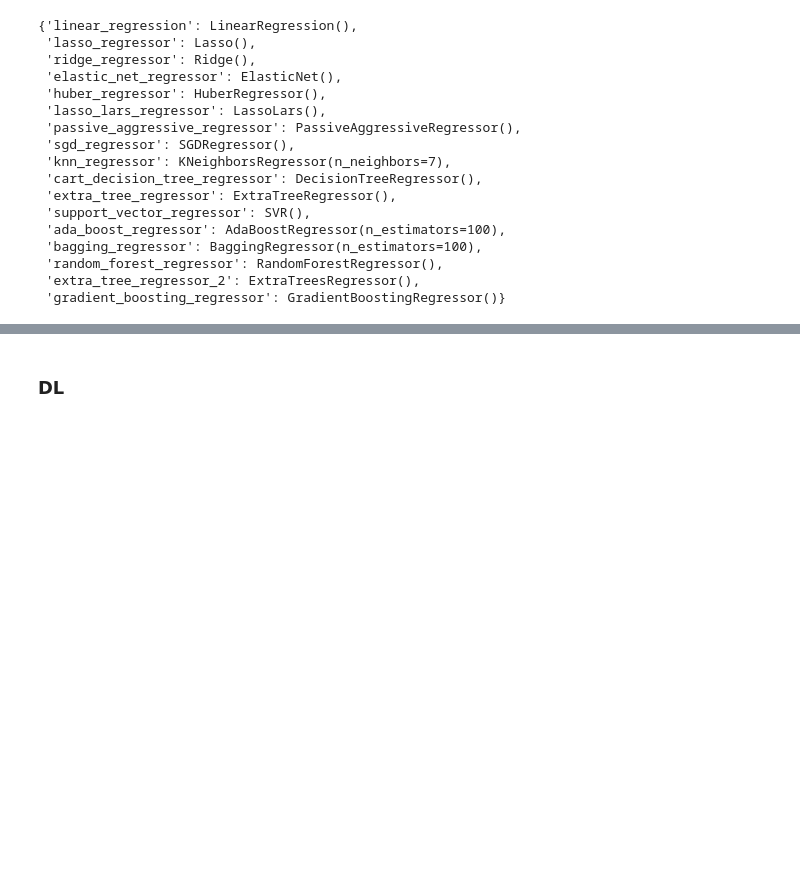
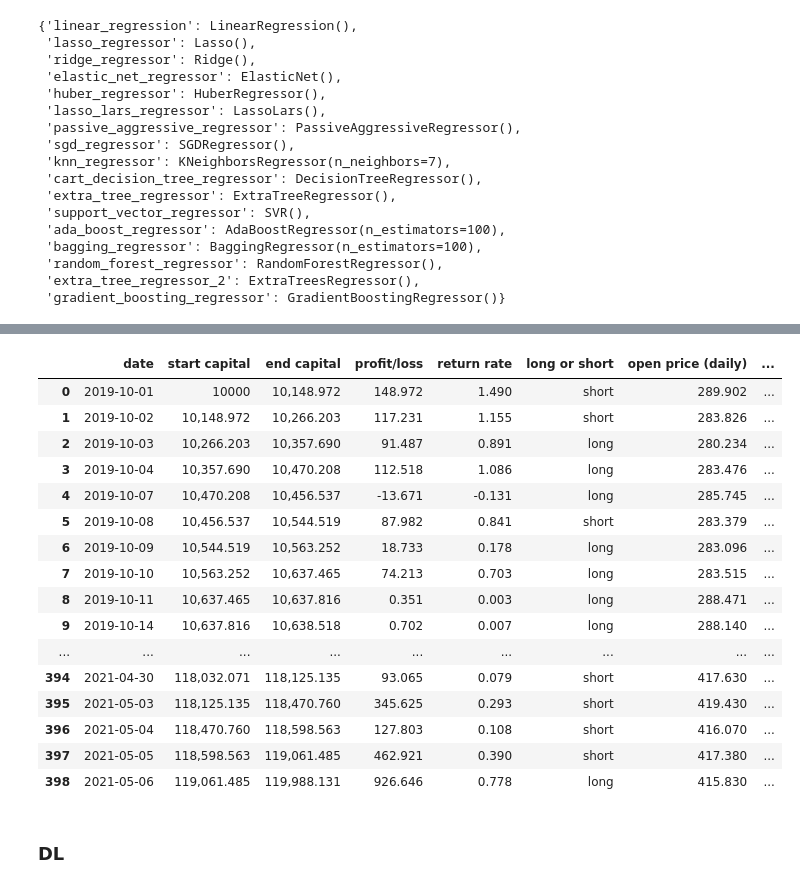
Before and after one commit to soheil-mpg/Automatic-Trading-with-RL, a Jupyter notebook: quantitative trading.ipynb, the cells around one changed output, grey strips where cells are left out. Saved outputs shown, nothing was run; the diff lists cells and outputs as text; code cells hidden in the pictures; blank space fills up the shorter version.

```diff
--- a/quantitative trading.ipynb
+++ b/quantitative trading.ipynb
@@ -49,7 +49,7 @@ from sklearn.model_selection import train_test_split
 ##### Customize the Pandas
 # %%
 # Show max rows
-pd.set_option('display.max_rows', 200)
+pd.set_option('display.max_rows', None)
 # %%
 # Show max columns
 pd.set_option('display.max_columns', None)
@@ -945,3 +1001,23 @@ Incorrect predicted the trend for 109 times (i.e 27.0%) 👎
+# %%
+report
+# %% [output]
+|  | date | start capital | end capital | profit/loss | return rate | long or short | open price (daily) | ... |
+| 0 | 2019-10-01 | 10000 | 10,148.972 | 148.972 | 1.490 | short | 289.902 | ... |
+| 1 | 2019-10-02 | 10,148.972 | 10,266.203 | 117.231 | 1.155 | short | 283.826 | ... |
+| 2 | 2019-10-03 | 10,266.203 | 10,357.690 | 91.487 | 0.891 | long | 280.234 | ... |
+| 3 | 2019-10-04 | 10,357.690 | 10,470.208 | 112.518 | 1.086 | long | 283.476 | ... |
+| 4 | 2019-10-07 | 10,470.208 | 10,456.537 | -13.671 | -0.131 | long | 285.745 | ... |
+| 5 | 2019-10-08 | 10,456.537 | 10,544.519 | 87.982 | 0.841 | short | 283.379 | ... |
+| 6 | 2019-10-09 | 10,544.519 | 10,563.252 | 18.733 | 0.178 | long | 283.096 | ... |
+| 7 | 2019-10-10 | 10,563.252 | 10,637.465 | 74.213 | 0.703 | long | 283.515 | ... |
+| 8 | 2019-10-11 | 10,637.465 | 10,637.816 | 0.351 | 0.003 | long | 288.471 | ... |
+| 9 | 2019-10-14 | 10,637.816 | 10,638.518 | 0.702 | 0.007 | long | 288.140 | ... |
+| ... | ... | ... | ... | ... | ... | ... | ... | ... |
+| 394 | 2021-04-30 | 118,032.071 | 118,125.135 | 93.065 | 0.079 | short | 417.630 | ... |
+| 395 | 2021-05-03 | 118,125.135 | 118,470.760 | 345.625 | 0.293 | short | 419.430 | ... |
+| 396 | 2021-05-04 | 118,470.760 | 118,598.563 | 127.803 | 0.108 | short | 416.070 | ... |
+| 397 | 2021-05-05 | 118,598.563 | 119,061.485 | 462.921 | 0.390 | short | 417.380 | ... |
+| 398 | 2021-05-06 | 119,061.485 | 119,988.131 | 926.646 | 0.778 | long | 415.830 | ... |
 # %% [markdown]
 ### DL
 # %%
```
Also changed, not shown: parts of 13 cells of this notebook.
